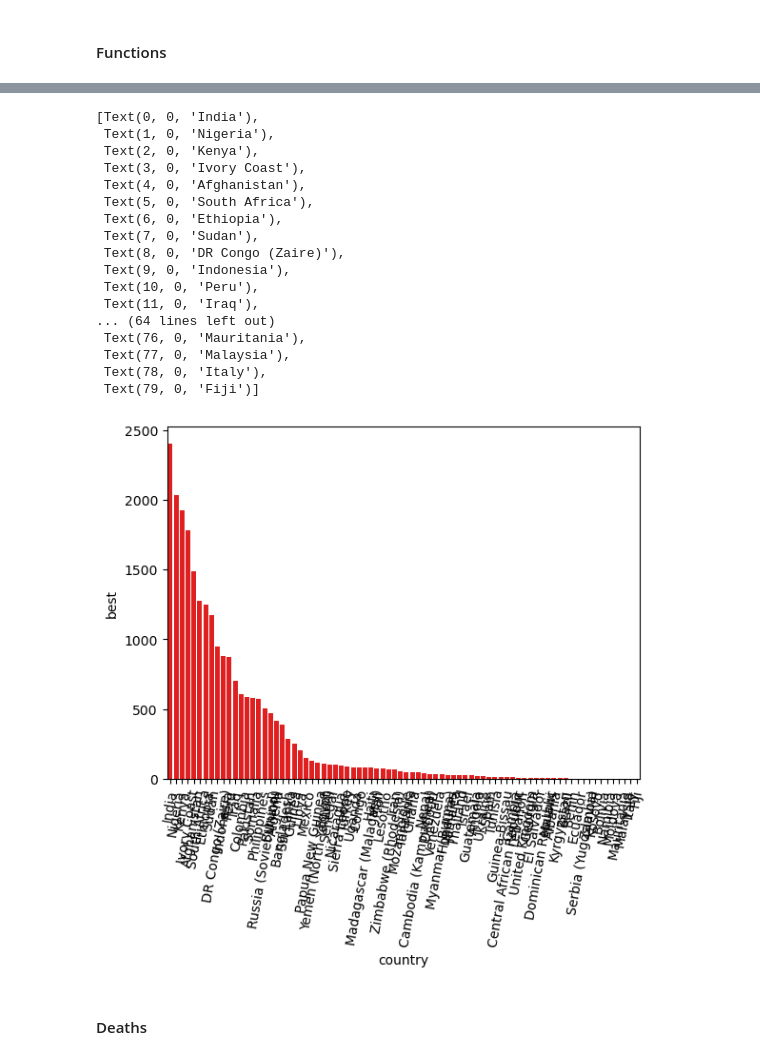
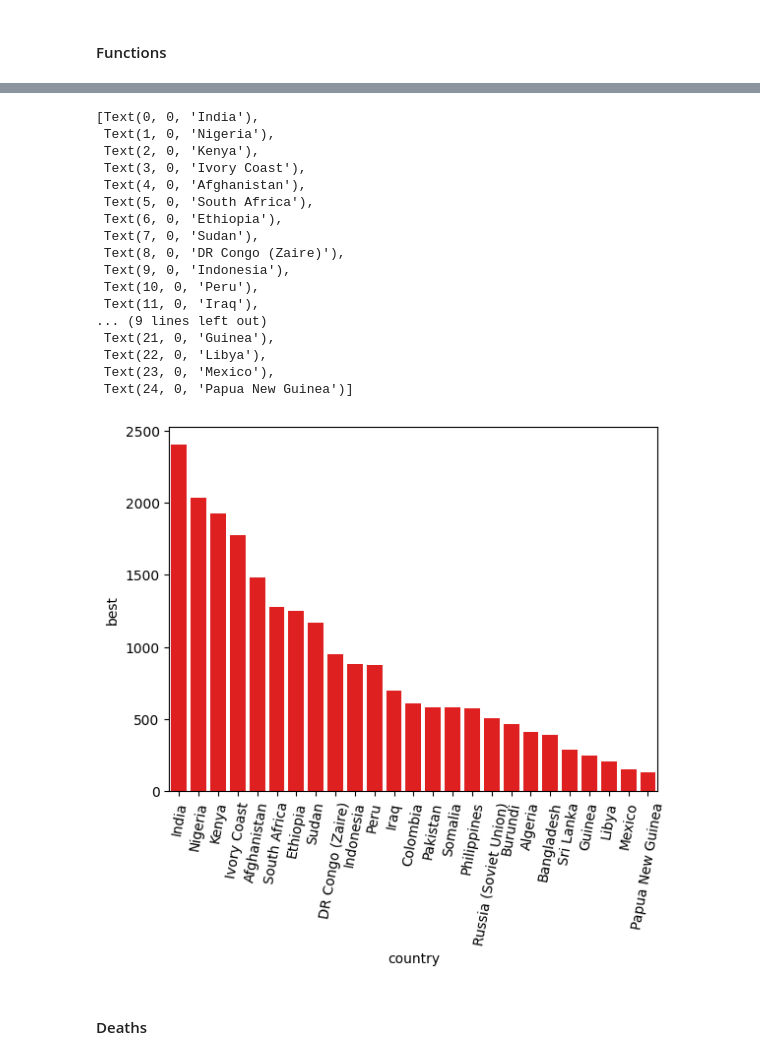
Before and after one commit to samuelco1997/Portfolio, a Jupyter notebook: Classifying Election Violence using ML in Python/DSII_FinalProject_Exploratory Data Analysis.ipynb, the cells around one changed output, grey strips where cells are left out. Saved outputs shown, nothing was run; the diff lists cells and outputs as text; code cells hidden in the pictures.

```diff
--- a/Classifying Election Violence using ML in Python/DSII_FinalProject_Exploratory Data Analysis.ipynb
+++ b/Classifying Election Violence using ML in Python/DSII_FinalProject_Exploratory Data Analysis.ipynb
@@ -21,7 +21,8 @@ from sklearn.tree import DecisionTreeClassifier
 from sklearn.preprocessing import LabelEncoder
 
 # Reading in data
-deco_clean = pd.read_csv("./deco_clean.csv")
+deco_clean = pd.read_csv("./Data/deco_clean.csv") # Cleaned data
+deco = pd.read_csv("./Data/DECO_v.1.0.csv") # Raw data
 
 
 ## Display all columns
@@ -163,30 +169,31 @@ countries_by_n_plot.set_xticklabels(countries_by_n_plot.get_xticklabels(), rotat
 # %%
 # Total deaths due to electoral violence by country (best estimates)
 
 ## creating data frame for countries by best estimates of deaths, ordered
-total_deaths_by_country = deco_clean.groupby('country')['best'].sum().reset_index().sort_values(by="best", ascending=False)
+total_deaths_by_country = deco_clean.groupby('country')['best'].sum().reset_index().sort_values(by="best", ascending=False)[:25] # Top 25
+
 ## cleaning
 total_deaths_plot = sns.barplot(x='country', y="best",color="red",data=total_deaths_by_country)
 total_deaths_plot.set_xticklabels(total_deaths_plot.get_xticklabels(), rotation=80)
 # %% [output]
 [Text(0, 0, 'India'),
  Text(1, 0, 'Nigeria'),
  Text(2, 0, 'Kenya'),
  Text(3, 0, 'Ivory Coast'),
  Text(4, 0, 'Afghanistan'),
  Text(5, 0, 'South Africa'),
  Text(6, 0, 'Ethiopia'),
  Text(7, 0, 'Sudan'),
  Text(8, 0, 'DR Congo (Zaire)'),
  Text(9, 0, 'Indonesia'),
  Text(10, 0, 'Peru'),
  Text(11, 0, 'Iraq'),
-... (64 lines left out)
- Text(76, 0, 'Mauritania'),
- Text(77, 0, 'Malaysia'),
- Text(78, 0, 'Italy'),
- Text(79, 0, 'Fiji')]
+... (9 lines left out)
+ Text(21, 0, 'Guinea'),
+ Text(22, 0, 'Libya'),
+ Text(23, 0, 'Mexico'),
+ Text(24, 0, 'Papua New Guinea')]
-[figure, old version]
+[figure, new version]
 # %% [markdown]
 #### Deaths
 # %%
```
Also changed, not shown: parts of 12 cells of this notebook, 7 other files.
